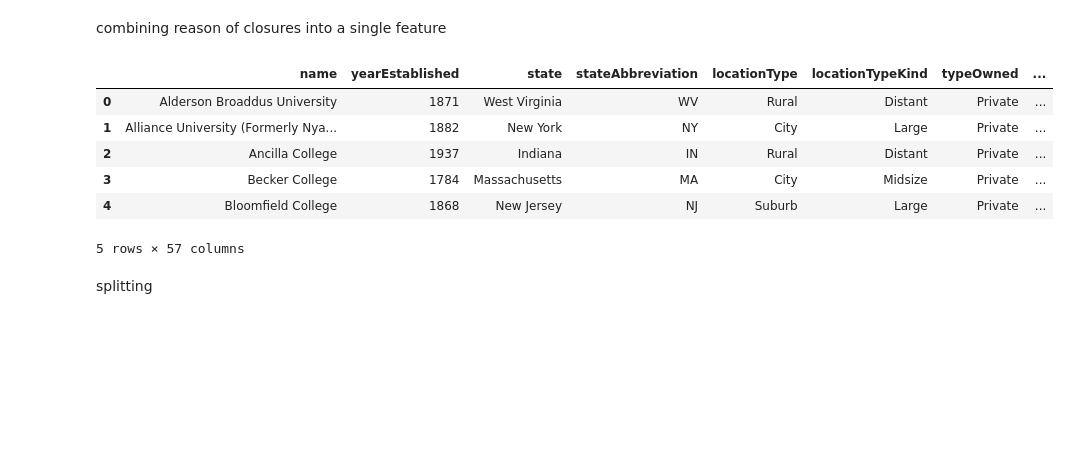
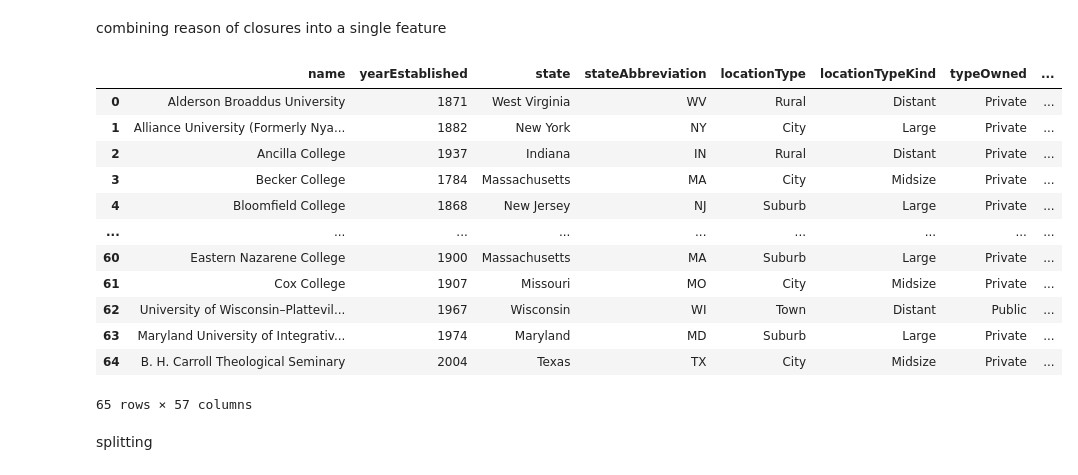
Before and after one commit to SepehrAkbari/enrollment-cliff, a Jupyter notebook: data/analysis.ipynb, the cells around one changed output. Cells and saved outputs as stored; diff of their text form; code cells hidden in the pictures; blank space fills up the shorter version.

```diff
--- a/data/analysis.ipynb
+++ b/data/analysis.ipynb
@@ -51,21 +51,27 @@ combining reason of closures into a single feature
 # %%
 df.loc[df['name'].isin(['Independence University', 'Alliance University (Formerly Nyack College)']), 'reasonFinancial'] = True
 
 reason_cols = ['reasonFinancial', 'reasonEnrollment', 'reasonPandemic', 'reasonMutualBenefit']
 def create_reason_closure(row):
     reasons = [str(i) for i, reason in enumerate(reason_cols) if row[reason]]
     return ''.join(sorted(reasons)) if reasons else 'None'
 
 df['reasonClosure'] = df.apply(create_reason_closure, axis=1)
-df.head()
+df
 # %% [output]
 |  | name | yearEstablished | state | stateAbbreviation | locationType | locationTypeKind | typeOwned | ... |
 | 0 | Alderson Broaddus University | 1871 | West Virginia | WV | Rural | Distant | Private | ... |
 | 1 | Alliance University (Formerly Nya... | 1882 | New York | NY | City | Large | Private | ... |
 | 2 | Ancilla College | 1937 | Indiana | IN | Rural | Distant | Private | ... |
 | 3 | Becker College | 1784 | Massachusetts | MA | City | Midsize | Private | ... |
 | 4 | Bloomfield College | 1868 | New Jersey | NJ | Suburb | Large | Private | ... |
+| ... | ... | ... | ... | ... | ... | ... | ... | ... |
+| 60 | Eastern Nazarene College | 1900 | Massachusetts | MA | Suburb | Large | Private | ... |
+| 61 | Cox College | 1907 | Missouri | MO | City | Midsize | Private | ... |
+| 62 | University of Wisconsin–Plattevil... | 1967 | Wisconsin | WI | Town | Distant | Public | ... |
+| 63 | Maryland University of Integrativ... | 1974 | Maryland | MD | Suburb | Large | Private | ... |
+| 64 | B. H. Carroll Theological Seminary | 2004 | Texas | TX | City | Midsize | Private | ... |
-5 rows × 57 columns
+65 rows × 57 columns
 # %% [markdown]
 splitting
 # %%
```
Also changed, not shown: 2 other files.
